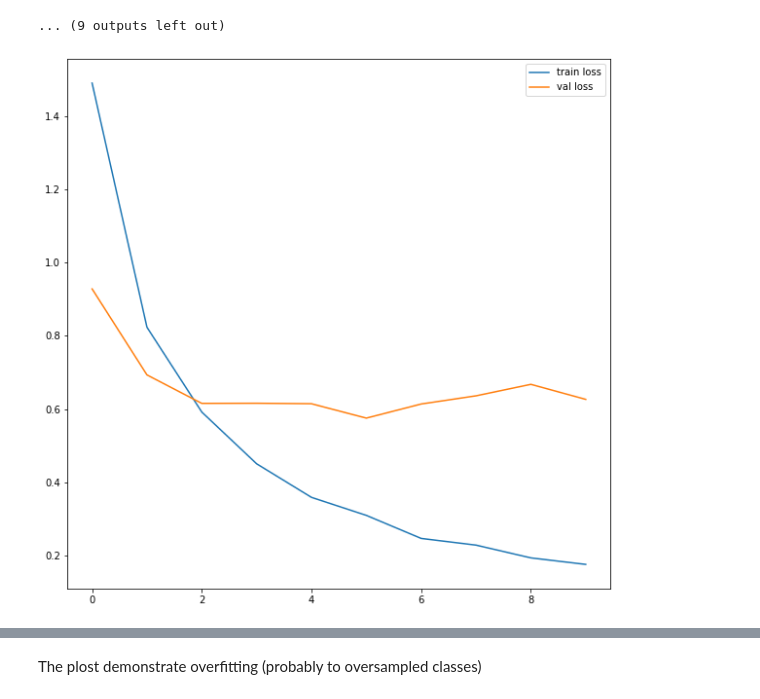
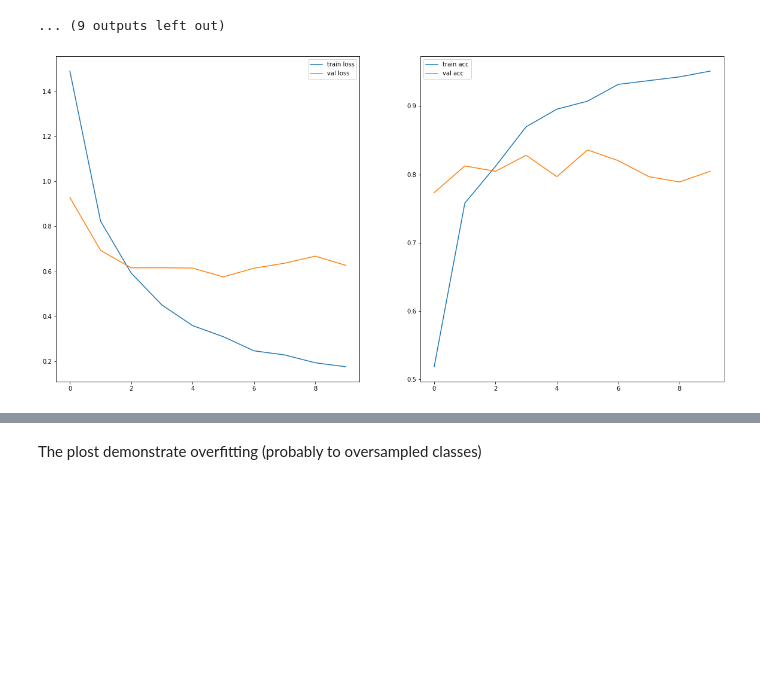
Before and after one commit to nizovskiyka/bg-classification-task, a Jupyter notebook: bg-report-submission.ipynb, the cells around one changed output, grey strips where cells are left out. Saved outputs shown, nothing was run; the diff lists cells and outputs as text; code cells hidden in the pictures; blank space fills up the shorter version.

```diff
--- a/bg-report-submission.ipynb
+++ b/bg-report-submission.ipynb
@@ -202,12 +237,14 @@ plt.show()
 # %% [output]
 [figure]
 # %%
-def initialize_model(num_classes, feature_extract, use_pretrained=True):
+def initialize_model(num_classes, use_pretrained=True):
 
-    model = None
     # On small datasets complex models are more likely to overfit
-    model = models.resnet18(pretrained=use_pretrained)
+    model = torchvision.models.resnet18(pretrained=use_pretrained)
     num_features = model.fc.in_features
-    model.fc = nn.Linear(num_features, num_classes)
+    model.fc = torch.nn.Linear(num_features, num_classes)
 
     return model
+
+model = initialize_model(num_classes)
+model = model.to(device)
@@ -214,10 +253,7 @@ def initialize_model(num_classes, feature_extract, use_pretrained=True):
-# %%
-model = initialize_model(num_classes, feature_extract)
-model = model.to(device)
 # %%
-optimizer = optim.SGD(model.parameters(), lr=0.0005, momentum=0.9)
+optimizer = torch.optim.SGD(model.parameters(), lr=0.0005, momentum=0.9)
 # %% [markdown]
 As we have "balanced" dataset now, we can use classic accuracy and loss function
 # %%
-criterion = nn.CrossEntropyLoss()
+criterion = torch.nn.CrossEntropyLoss()
 # %%
@@ -310,9 +335,20 @@ Epoch 5/9
 train Loss: 0.3093 Acc: 0.9073
 ... (9 outputs left out)
 # %%
-plt.plot(history["train"]["loss"], label="train loss")
-plt.plot(history["val"]["loss"], label = "val loss")
-plt.legend()
-plt.show()
+def make_plots(history) -> None:
+    fig, (ax1, ax2) = plt.subplots(1, 2, figsize=(20, 10))
+
+    ax1.plot(history["train"]["loss"], label="train loss")
+    ax1.plot(history["val"]["loss"], label="val loss")
+    ax1.legend()
+
+    ax2.plot(history["train"]["acc"], label="train acc")
+    ax2.plot(history["val"]["acc"], label="val acc")
+    ax2.legend()
+
+    plt.show()
+
+
+make_plots(history)
 # %% [output]
-[figure, old version]
+[figure, new version]
```
Also changed, not shown: parts of 103 cells of this notebook, 1 other file.
